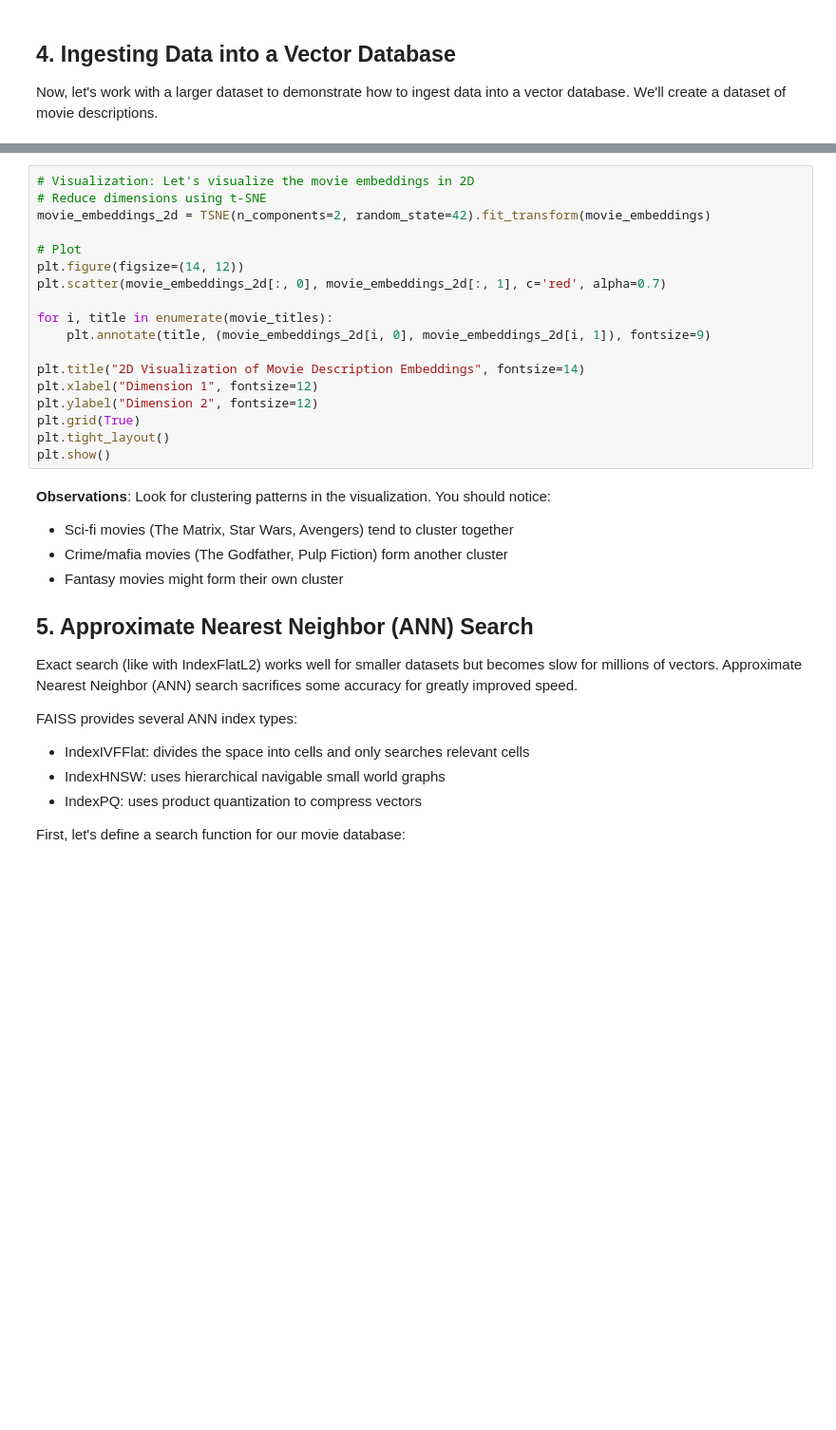
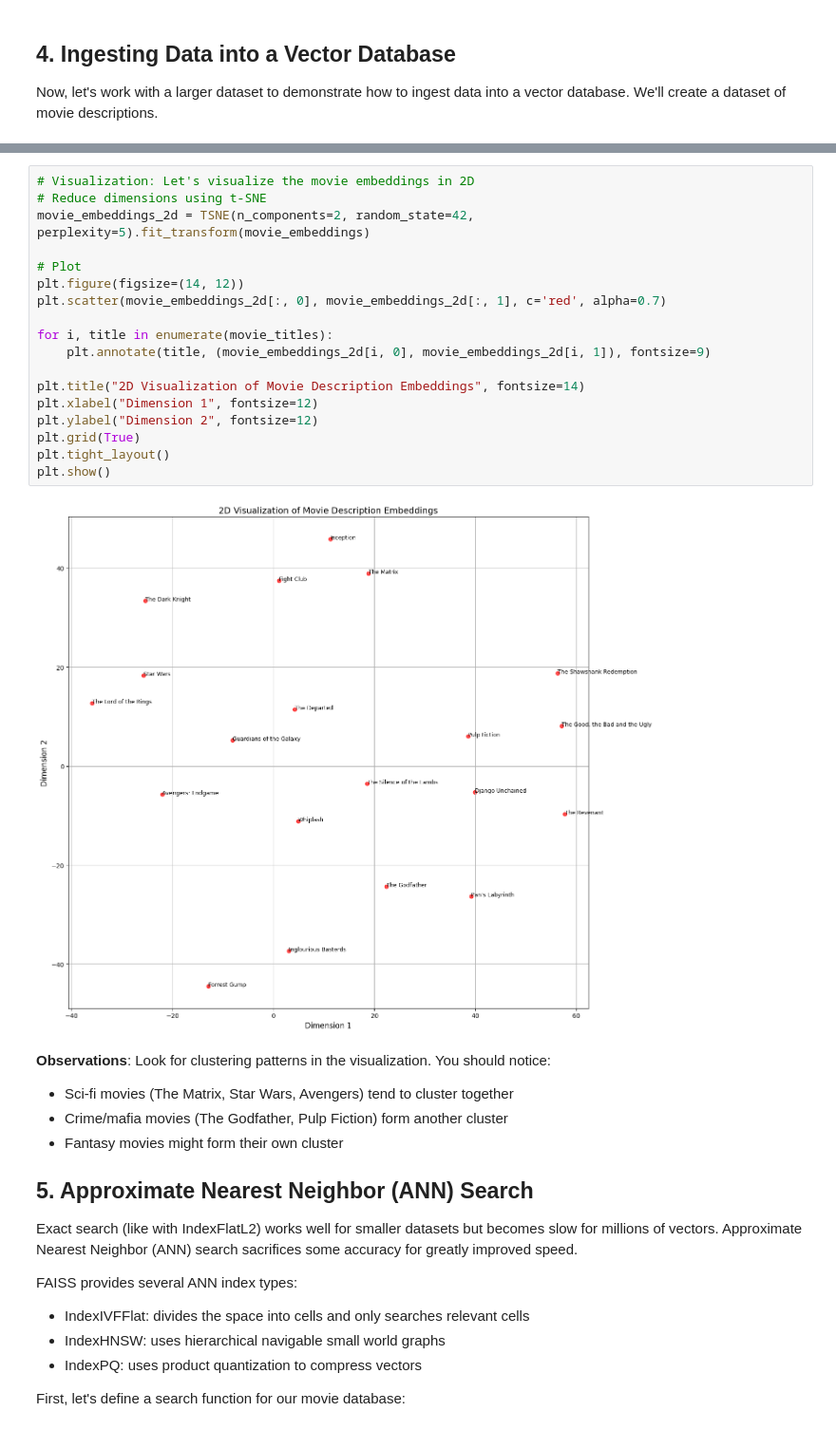
Before and after one commit to puria-izady/mastering-generative-ai, a Jupyter notebook: lab_3_embeddings/lab3.ipynb, the cells around one changed output, grey strips where cells are left out. Shown at 95% size. Saved outputs shown, nothing was run; the diff lists cells and outputs as text; blank space fills up the shorter version.

```diff
--- a/lab_3_embeddings/lab3.ipynb
+++ b/lab_3_embeddings/lab3.ipynb
@@ -263,21 +323,23 @@ print(f"Movie index contains {movie_index.ntotal} vectors")
 # %%
 # Visualization: Let's visualize the movie embeddings in 2D
 # Reduce dimensions using t-SNE
-movie_embeddings_2d = TSNE(n_components=2, random_state=42).fit_transform(movie_embeddings)
+movie_embeddings_2d = TSNE(n_components=2, random_state=42, perplexity=5).fit_transform(movie_embeddings)
 
 # Plot
 plt.figure(figsize=(14, 12))
 plt.scatter(movie_embeddings_2d[:, 0], movie_embeddings_2d[:, 1], c='red', alpha=0.7)
 
 for i, title in enumerate(movie_titles):
     plt.annotate(title, (movie_embeddings_2d[i, 0], movie_embeddings_2d[i, 1]), fontsize=9)
 
 plt.title("2D Visualization of Movie Description Embeddings", fontsize=14)
 plt.xlabel("Dimension 1", fontsize=12)
 plt.ylabel("Dimension 2", fontsize=12)
 plt.grid(True)
 plt.tight_layout()
 plt.show()
+# %% [output]
+[figure, added]
 # %% [markdown]
 **Observations**: Look for clustering patterns in the visualization. You should notice:
 - Sci-fi movies (The Matrix, Star Wars, Avengers) tend to cluster together
```
Also changed, not shown: parts of 17 cells of this notebook, 1 other file.
